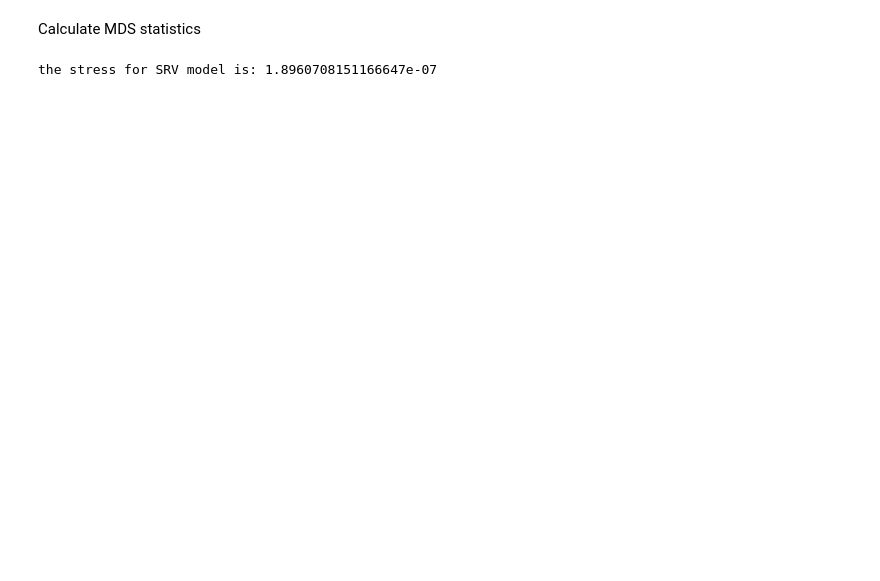
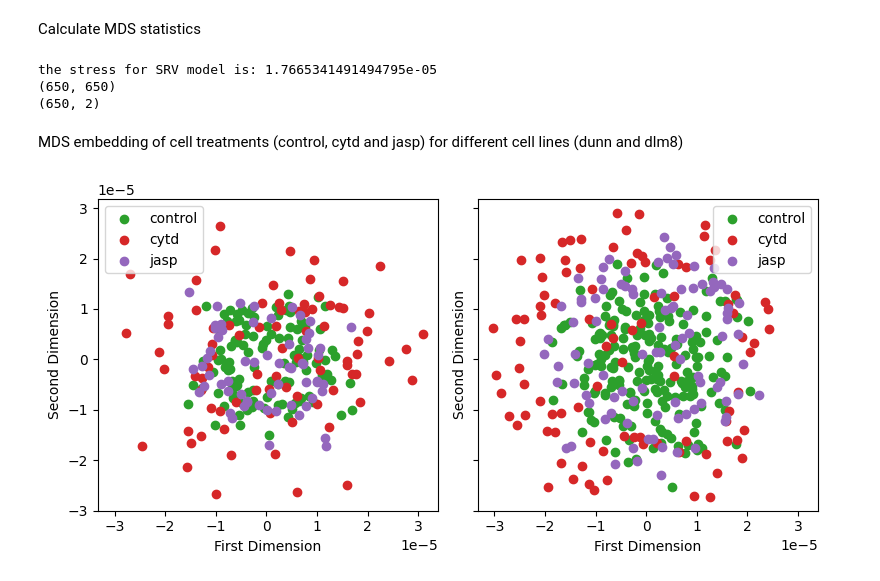
Before and after one commit to wxli0/dyn, a Jupyter notebook: dyn/notebooks/11_real_world_applications__cell_shapes_analysis.ipynb, the cells around one changed output. Drawn from its saved outputs; the diff is of its cells as text; code cells hidden in the pictures; blank space fills up the shorter version.

Commit message:
added dimension redunction

```diff
--- a/dyn/notebooks/11_real_world_applications__cell_shapes_analysis.ipynb
+++ b/dyn/notebooks/11_real_world_applications__cell_shapes_analysis.ipynb
@@ -864,14 +874,24 @@ Calculate MDS statistics
 # %%
 from sklearn import manifold
 
-mds = {}
-pos = {}
 
-
-mds["SRV"] = manifold.MDS(n_components=2, random_state=1, dissimilarity="precomputed")
-pos = mds["SRV"].fit(pairwise_srv_dists).embedding_
-print("the stress for SRV model is:", mds["SRV"].stress_)
+mds = manifold.MDS(n_components=2, random_state=1, dissimilarity="precomputed")
+pos = mds.fit(pairwise_srv_dists).embedding_
+print("the stress for SRV model is:", mds.stress_)
+print(pairwise_srv_dists.shape)
+print(pos.shape)
 # %% [output]
-the stress for SRV model is: 1.8960708151166647e-07
+the stress for SRV model is: 1.7665341491494795e-05
+(650, 650)
+(650, 2)
+# %% [markdown]
+MDS embedding of cell treatments (control, cytd and jasp) for different cell lines (dunn and dlm8)
 # %%
-# TODO: format readable code to compute the MDS embedding
+embs = {}
+index = 0
+for treatment in TREATMENTS:
+    embs[treatment] = {}
+    for line in LINES:
+        cell_num = len(ds_align[treatment][line])
+        embs[treatment][line] = pos[index:index+cell_num]
+        index += cell_num
@@ -911,20 +898,25 @@ plt.show()
 # %%
 fig, axs = plt.subplots(1, 2, sharex=True, sharey=True, tight_layout=True, figsize=(8, 4))
 
 for j, line in enumerate(LINES):
     distances = []
     for i, treatment in enumerate(TREATMENTS):
-        distances = dists_to_global_mean[treatment][line][~gs.isnan(dists_to_global_mean[treatment][line])]
+        cur_embs = embs[treatment][line]
         color = "C" + str(2 + i)
-        axs[j].hist(distances, bins=20, alpha=0.4, density=True, color=color, label=treatment)
-        kde = stats.gaussian_kde(distances)
-        axs[j].plot(xx, kde(xx), color=color)
-        axs[j].set_xlim((min_dists, max_dists))
-        axs[j].legend(fontsize=12)
+        axs[j].scatter(
+                cur_embs[:, 0],
+                cur_embs[:, 1],
+                c=color,
+                label=treatment,
+            )
 
-        axs[j].set_title(f"Cell line: {line}", fontsize=14)
-        axs[j].set_ylabel("Fraction of cells", fontsize=14)
+        axs[j].set_xlabel("First Dimension")
+        axs[j].set_ylabel("Second Dimension")
+        axs[j].legend()
 
+plt.tight_layout()
 
-fig.suptitle("Histograms of srv distances (a=1, b=0.5) to global mean cell", fontsize=20)
-plt.savefig("dist_to_global_mean_per_treatment2.svg")
+# fig.suptitle("Histograms of srv distances (a=1, b=0.5) to global mean cell", fontsize=20)
+# plt.savefig("dist_to_global_mean_per_treatment2.svg")
+# %% [output]
+[figure, added]
```
Also changed, not shown: parts of 8 cells of this notebook.
